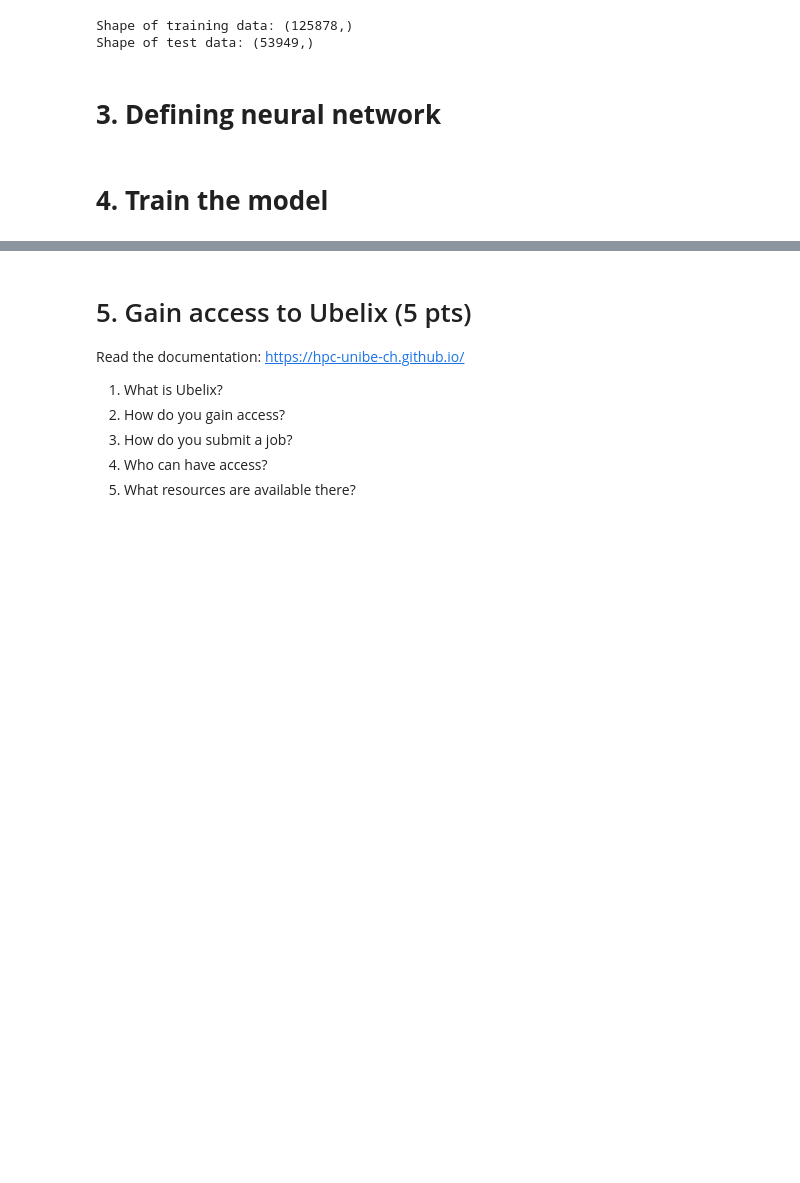
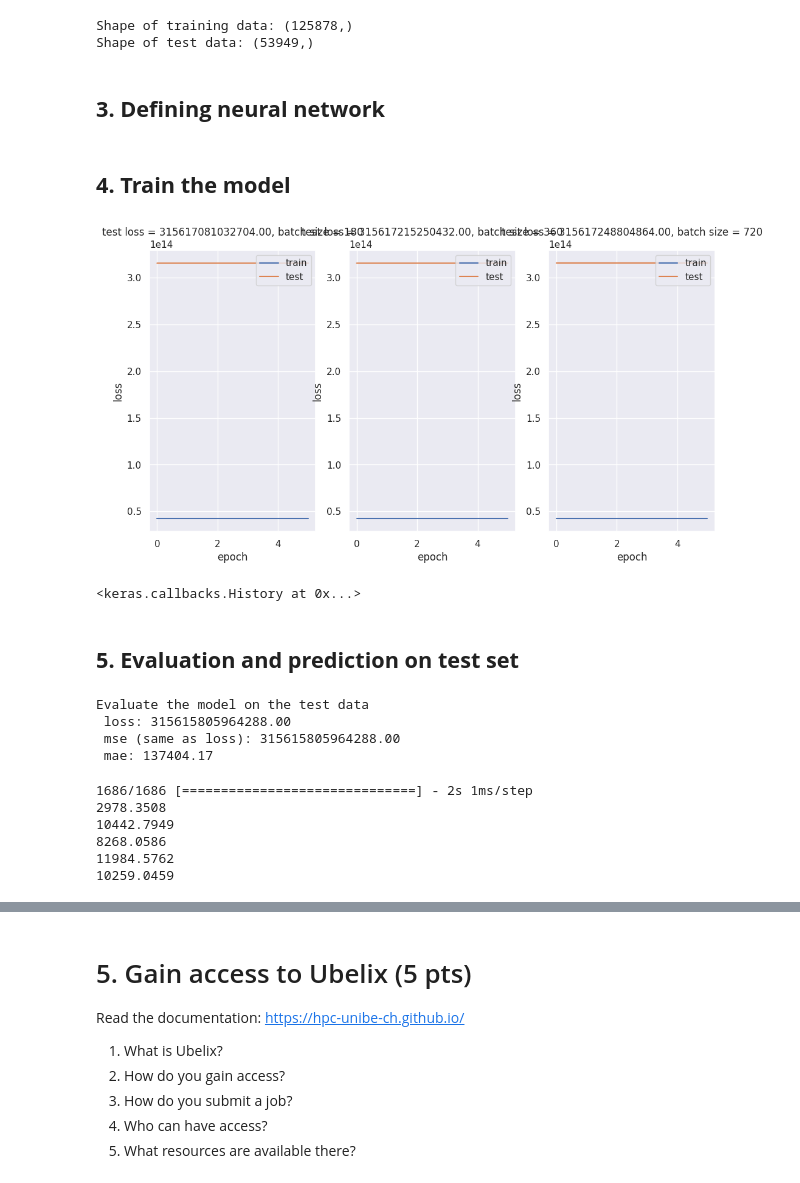
Before and after one commit to studerlukas/Studer-Lukas, a Jupyter notebook: Midterm_project_JPRC, LS.ipynb, the cells around one changed output, grey strips where cells are left out. Cells and saved outputs as stored; diff of their text form; code cells hidden in the pictures; blank space fills up the shorter version.

```diff
--- a/Midterm_project_JPRC, LS.ipynb
+++ b/Midterm_project_JPRC, LS.ipynb
@@ -208,5 +222,5 @@ print("Shape of test data:", x_test.shape)
 Shape of training data: (125878,)
 Shape of test data: (53949,)
 # %% [markdown]
-# **3. Defining neural network**
+## **3. Defining neural network**
 # %%
@@ -242,4 +260,6 @@ def neural_network_model(hidden1, hidden2):
     model.compile(loss="mean_squared_error", optimizer="adam", metrics=["mse", "mae"])
     return model
 # %% [markdown]
-# **4. Train the model**
+
+
+## **4. Train the model**
@@ -252,33 +266,44 @@ layer2_size = 32
+# %%
+# Neural network parameters
+# different sizes of batches can be tried and the losses are plotted in the next cell
+batch_sizes = [180, 360, 720]
+nb_epoch = 6
+layer1_size = 18
+layer2_size = 9
 # %%
-# Plot
+# Plot train vs. test
+# batch size determines the speed
 fig = plt.figure(figsize=(12, 6))
 sns.set(color_codes=True)
 for index, batch in enumerate(batch_sizes):
     fig.add_subplot(1, len(batch_sizes), index + 1)
     model = neural_network_model(layer1_size, layer2_size)
 
     # Fit model on x_train, y_train data
     history = model.fit(
         np.array(list((x_train))).astype(float),
         y_train.values,
         batch_size=batch,
         validation_data=(np.array(list((x_test))).astype(float), y_test.values),
         verbose=0,
         epochs=nb_epoch,
     )
     plt.plot(history.history["loss"], label="train")
     plt.plot(history.history["val_loss"], label="test")
     plt.legend(["train", "test"], loc="upper right")
     plt.ylabel("loss")
     plt.xlabel("epoch")
-    plt.ylim((0, 15))
+    #plt.ylim((0, 15))
     plt.title(
         f"test loss = {history.history['val_loss'][nb_epoch-1]:.2f}, " f"batch size = {batch}"
     )
 plt.show()
+# %% [output]
+[figure, added]
 # %%
 # Save the trained model
-filepath = DATA / "best_weights.hdf5"
+# filepath needs to be modified
+filepath = "best_weights.hdf5"
 checkpoint = ModelCheckpoint(
     str(filepath),
     monitor="loss",
@@ -298,20 +323,33 @@ model.fit(
     callbacks=callbacks_list,
     verbose=0,
 )
+# %% [output]
+<keras.callbacks.History at 0x...>
+# %% [markdown]
+## **5. Evaluation and prediction on test set**
 # %%
-# Evalute the model
+# evaluation of the model to check the perfomance
+# reports loss and evaluation metrics
 print(f"Evaluate the model on the test data")
 scores = model.evaluate(np.array(list((x_test))), y_test.values, verbose=0)
 print(f" loss: {scores[0]:.2f}")
 print(f" mse (same as loss): {scores[1]:.2f}")
 print(f" mae: {scores[2]:.2f}")
-Evaluate the model on the test data
- loss: 1.28
- mse (same as loss): 1.28
- mae: 0.85
+# %% [output]
+Evaluate the model on the test data
+ loss: 315615805964288.00
+ mse (same as loss): 315615805964288.00
+ mae: 137404.17
 # %%
-# Predict pIC50 values on x_test data
+# Predict standard_values values on x_test dataset
 y_pred = model.predict(np.array(list((x_test))))
 
-# Print 5 first pIC50 predicted values
-first_5_prediction = [print(f"{value[0]:.2f}") for value in y_pred[0:5]]
+# Print 5 first standard_values predicted values
+first_5_prediction = [print(f"{value[0]:.4f}") for value in y_pred[0:5]]
+# %% [output]
+1686/1686 [==============================] - 2s 1ms/step
+2978.3508
+10442.7949
+8268.0586
+11984.5762
+10259.0459
```
Also changed, not shown: parts of 14 cells of this notebook.
